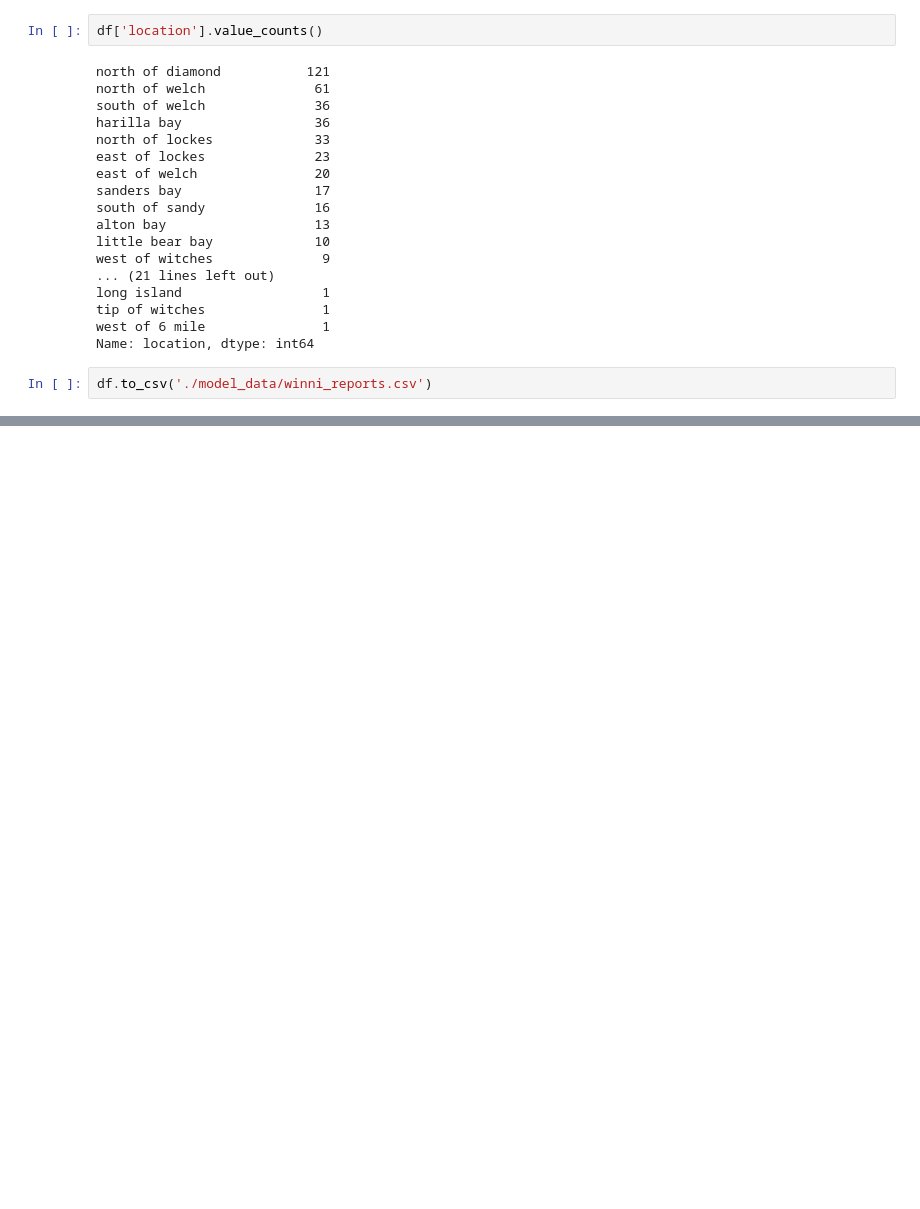
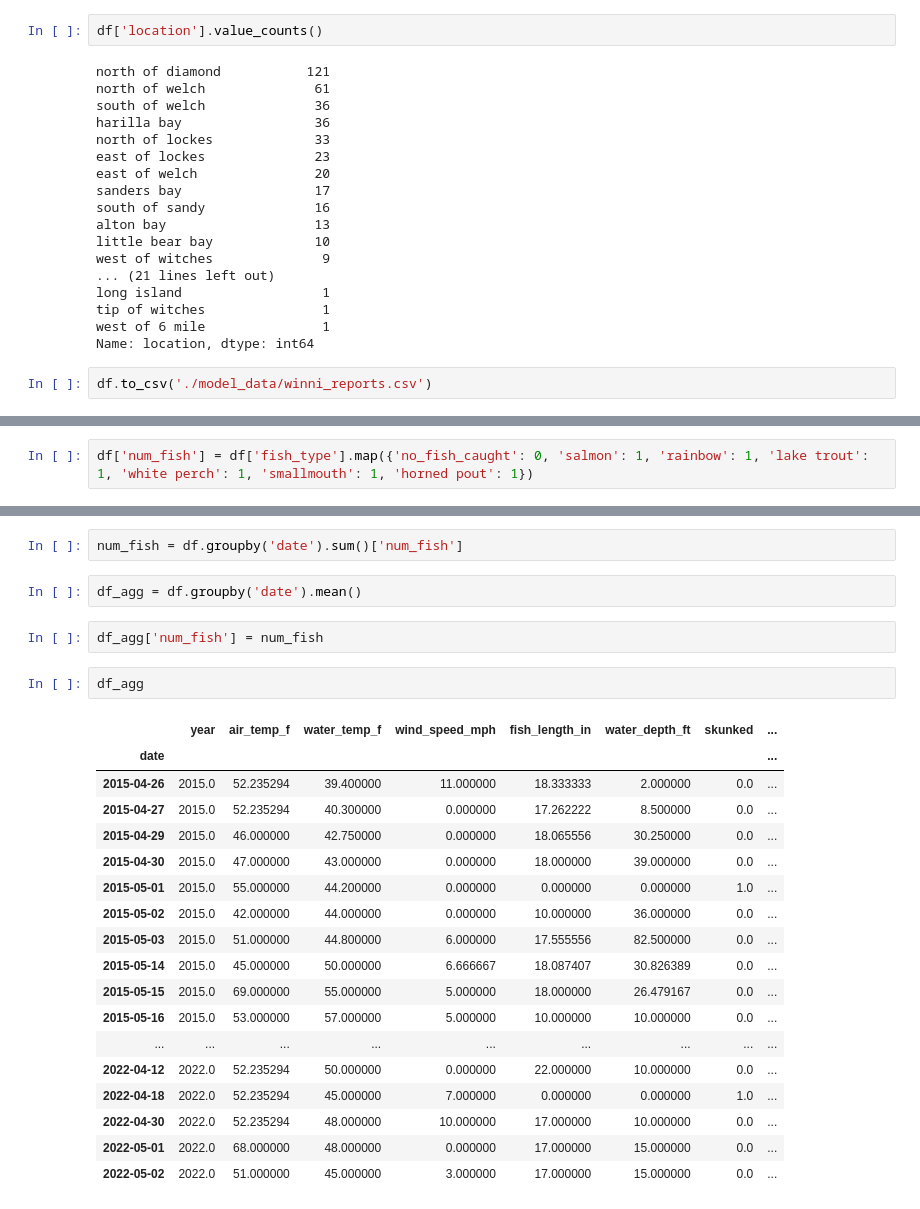
Before and after one commit to dancosta154/Winnipesaukee_Clustering, a Jupyter notebook: data_cleaning.ipynb, the cells around one changed output, grey strips where cells are left out. Cells and saved outputs as stored; diff of their text form; blank space fills up the shorter version.

Commit message:
updated add_fish section

```diff
--- a/data_cleaning.ipynb
+++ b/data_cleaning.ipynb
@@ -422,0 +421,2 @@ df
+# %%
+df['num_fish'] = df['fish_type'].map({'no_fish_caught': 0, 'salmon': 1, 'rainbow': 1, 'lake trout': 1, 'white perch': 1, 'smallmouth': 1, 'horned pout': 1})
@@ -422,0 +432,27 @@ df
+# %%
+num_fish = df.groupby('date').sum()['num_fish']
+# %%
+df_agg = df.groupby('date').mean()
+# %%
+df_agg['num_fish'] = num_fish
+# %%
+df_agg
+# %% [output]
+|  | year | air_temp_f | water_temp_f | wind_speed_mph | fish_length_in | water_depth_ft | skunked | ... |
+| date |  |  |  |  |  |  |  | ... |
+| 2015-04-26 | 2015.0 | 52.235294 | 39.400000 | 11.000000 | 18.333333 | 2.000000 | 0.0 | ... |
+| 2015-04-27 | 2015.0 | 52.235294 | 40.300000 | 0.000000 | 17.262222 | 8.500000 | 0.0 | ... |
+| 2015-04-29 | 2015.0 | 46.000000 | 42.750000 | 0.000000 | 18.065556 | 30.250000 | 0.0 | ... |
+| 2015-04-30 | 2015.0 | 47.000000 | 43.000000 | 0.000000 | 18.000000 | 39.000000 | 0.0 | ... |
+| 2015-05-01 | 2015.0 | 55.000000 | 44.200000 | 0.000000 | 0.000000 | 0.000000 | 1.0 | ... |
+| 2015-05-02 | 2015.0 | 42.000000 | 44.000000 | 0.000000 | 10.000000 | 36.000000 | 0.0 | ... |
+| 2015-05-03 | 2015.0 | 51.000000 | 44.800000 | 6.000000 | 17.555556 | 82.500000 | 0.0 | ... |
+| 2015-05-14 | 2015.0 | 45.000000 | 50.000000 | 6.666667 | 18.087407 | 30.826389 | 0.0 | ... |
+| 2015-05-15 | 2015.0 | 69.000000 | 55.000000 | 5.000000 | 18.000000 | 26.479167 | 0.0 | ... |
+| 2015-05-16 | 2015.0 | 53.000000 | 57.000000 | 5.000000 | 10.000000 | 10.000000 | 0.0 | ... |
+| ... | ... | ... | ... | ... | ... | ... | ... | ... |
+| 2022-04-12 | 2022.0 | 52.235294 | 50.000000 | 0.000000 | 22.000000 | 10.000000 | 0.0 | ... |
+| 2022-04-18 | 2022.0 | 52.235294 | 45.000000 | 7.000000 | 0.000000 | 0.000000 | 1.0 | ... |
+| 2022-04-30 | 2022.0 | 52.235294 | 48.000000 | 10.000000 | 17.000000 | 10.000000 | 0.0 | ... |
+| 2022-05-01 | 2022.0 | 68.000000 | 48.000000 | 0.000000 | 17.000000 | 15.000000 | 0.0 | ... |
+| 2022-05-02 | 2022.0 | 51.000000 | 45.000000 | 3.000000 | 17.000000 | 15.000000 | 0.0 | ... |
```
Also changed, not shown: parts of 4 cells of this notebook, 3 other files.
